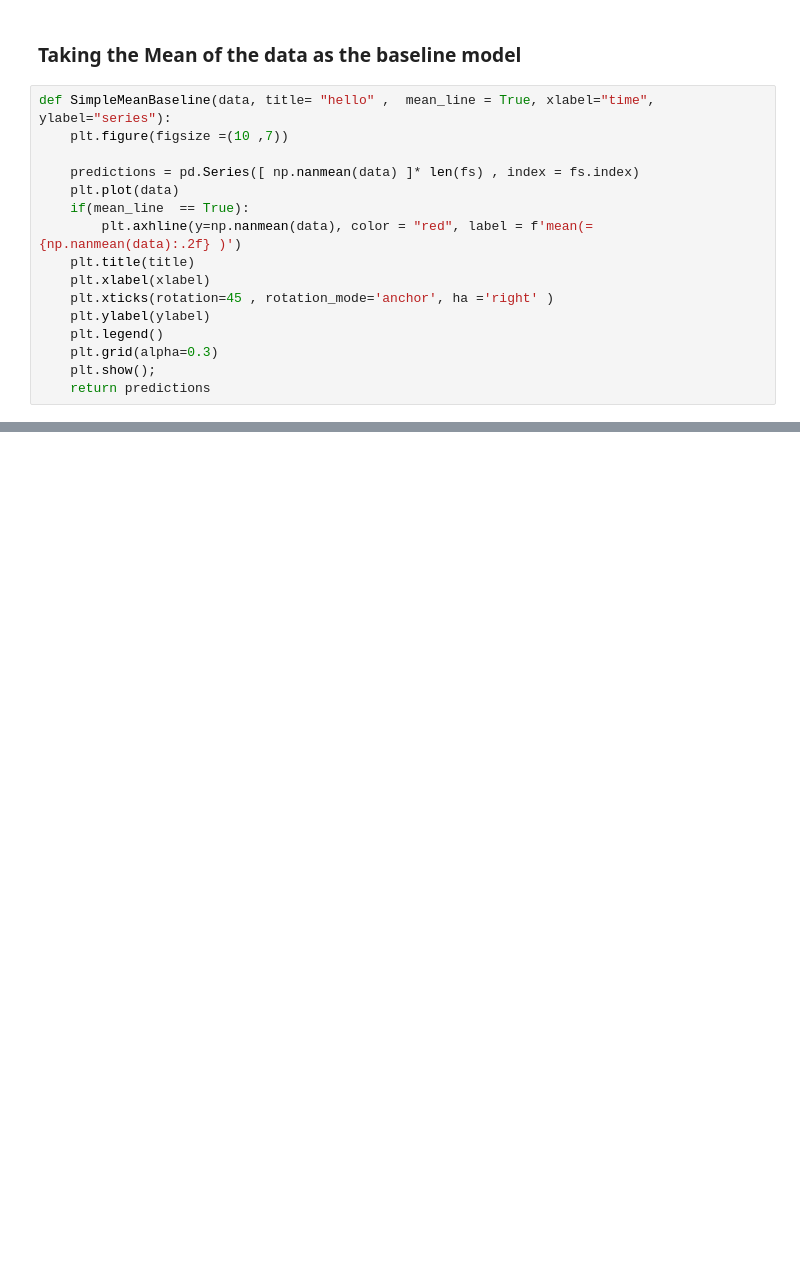
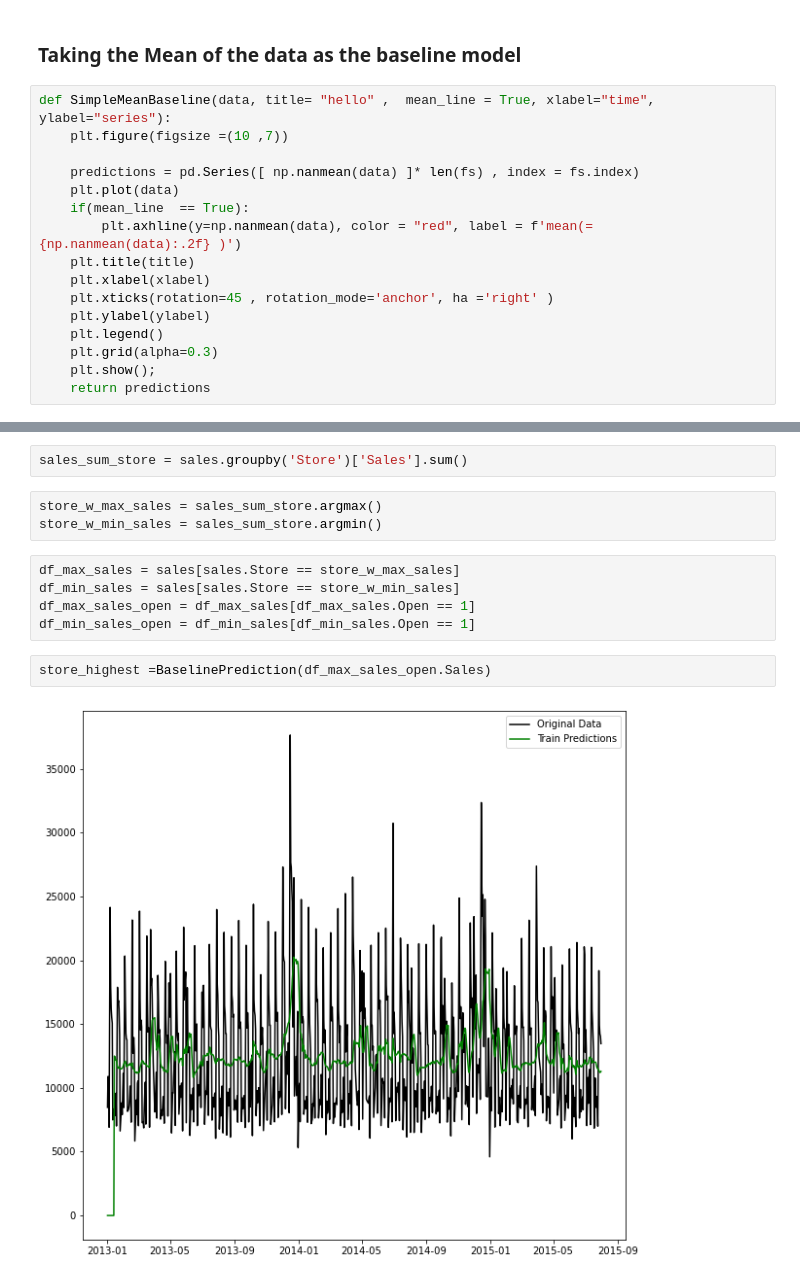
Before and after one commit to aashishpokharel/Time-Series-Sales-Prediction, a Jupyter notebook: naive_modelling.ipynb, the cells around one changed output, grey strips where cells are left out. Drawn from its saved outputs; the diff is of its cells as text; blank space fills up the shorter version.

```diff
--- a/naive_modelling.ipynb
+++ b/naive_modelling.ipynb
@@ -162,0 +144,14 @@ Length: 942, dtype: float64
+# %%
+sales_sum_store = sales.groupby('Store')['Sales'].sum()
+# %%
+store_w_max_sales = sales_sum_store.argmax()
+store_w_min_sales = sales_sum_store.argmin()
+# %%
+df_max_sales = sales[sales.Store == store_w_max_sales]
+df_min_sales = sales[sales.Store == store_w_min_sales]
+df_max_sales_open = df_max_sales[df_max_sales.Open == 1]
+df_min_sales_open = df_min_sales[df_min_sales.Open == 1]
+# %%
+store_highest =BaselinePrediction(df_max_sales_open.Sales)
+# %% [output]
+[figure, added]
```
Also changed, not shown: parts of 16 cells of this notebook, 1 other file.
